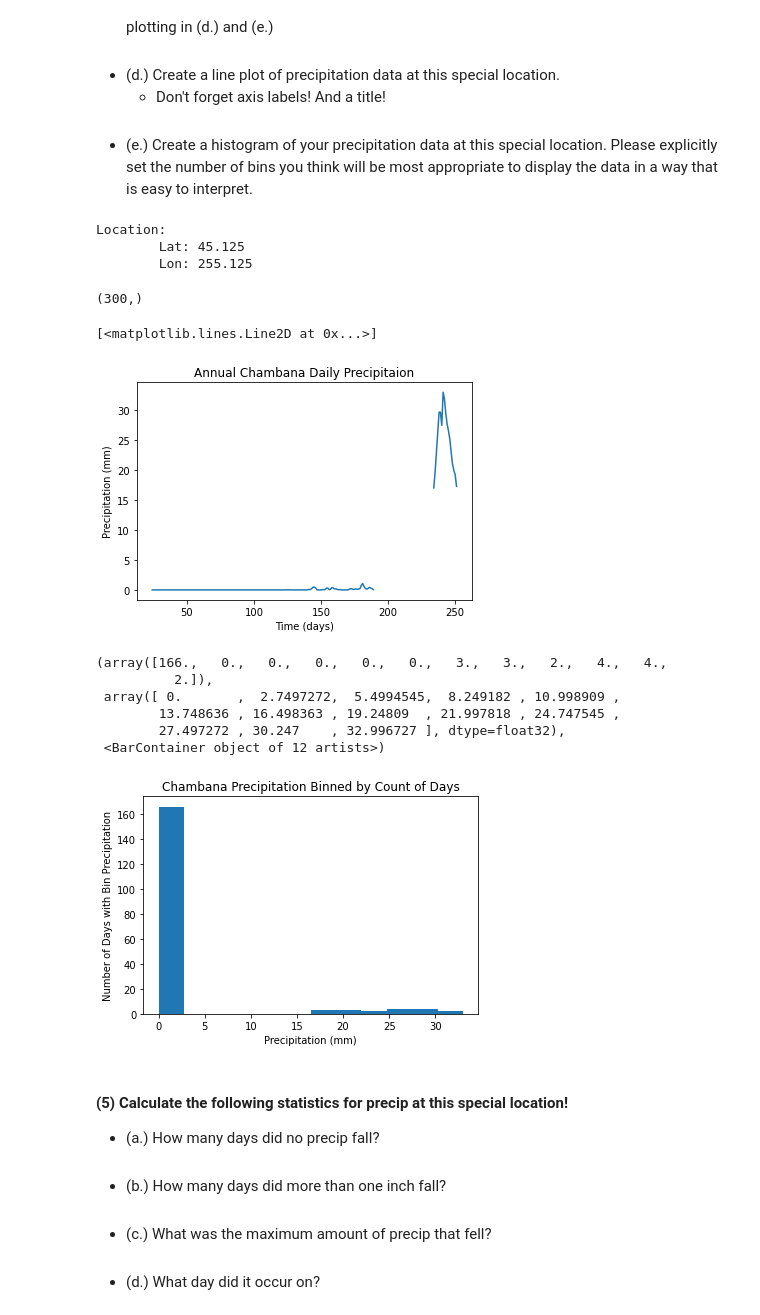
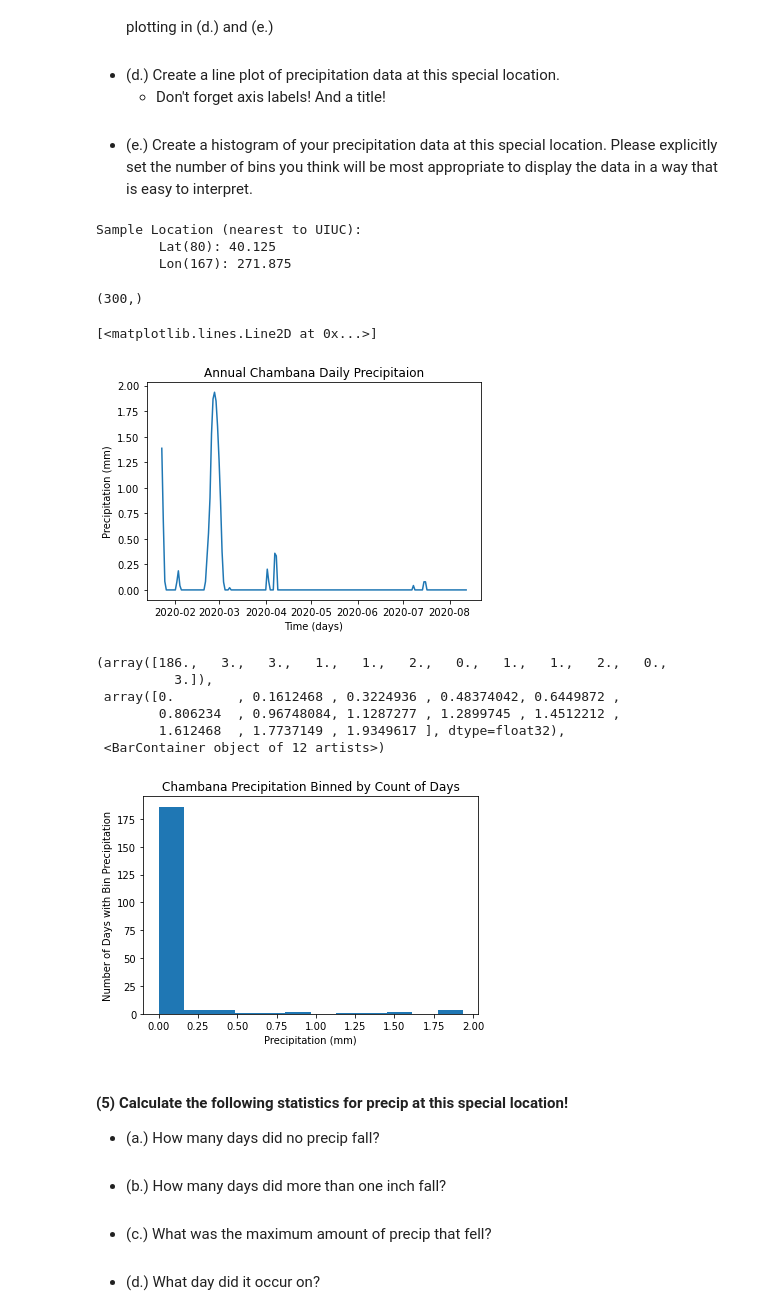
Before and after one commit to bjwhite-fnal/jupyter-notes-docker, a Jupyter notebook: uiuc_jupyter/uiuc_notebooks/Assignment4_Students.ipynb, the cells around one changed output. Saved outputs shown, nothing was run; the diff lists cells and outputs as text; code cells hidden in the pictures.

```diff
--- a/uiuc_jupyter/uiuc_notebooks/Assignment4_Students.ipynb
+++ b/uiuc_jupyter/uiuc_notebooks/Assignment4_Students.ipynb
@@ -148,15 +126,21 @@ Doing this in a for loop would be terribly slow, as the loop would then be execu
+# %%
+# UIUC Campus: 40.1020° N, 271.7728E
+lat_values_no_nan = lat[np.logical_not(np.isnan(lat))] # Filter nan
+diff = np.absolute(lat_values_no_nan-40.1020)
+uiuc_lat_idx = diff.argmin()
+
+lon_values_no_nan = lon[np.logical_not(np.isnan(lon))] # Filter nan
+diff = np.absolute(lon_values_no_nan-271.7728)
+uiuc_lon_idx = diff.argmin()
 # %%
 # B
-mod = 100
-uiuc_lat = lat[mod]
-uiuc_lon = lon[mod]
-uiuc_lat_idx = mod
-uiuc_lon_idx = mod
-array_location = (uiuc_lat_idx, uiuc_lon_idx)
-print(f'Location:\n\tLat: {uiuc_lat}\n\tLon: {uiuc_lon}')
+uiuc_lat = lat[uiuc_lat_idx]
+uiuc_lon = lon[uiuc_lon_idx]
+geopoint_array_location = (uiuc_lon_idx, uiuc_lat_idx)
+print(f'Sample Location (nearest to UIUC):\n\tLat({uiuc_lat_idx}): {uiuc_lat}\n\tLon({uiuc_lon_idx}): {uiuc_lon}')
 # %% [output]
-Location:
-        Lat: 45.125
-        Lon: 255.125
+Sample Location (nearest to UIUC):
+        Lat(80): 40.125
+        Lon(167): 271.875
 # %%
 # C
@@ -166,26 +150,26 @@ print(np.shape(precip[array_location]))
 # %%
 # D
 plt.xlabel('Time (days)')
 plt.ylabel('Precipitation (mm)')
 plt.title('Annual Chambana Daily Precipitaion')
-plt.plot(np.arange(300), precip[array_location])
+plt.plot(times2[0:precip[geopoint_array_location].size], precip[geopoint_array_location])
 # %% [output]
 [<matplotlib.lines.Line2D at 0x...>]
-[figure, old version]
+[figure, new version]
 # %%
 # E
 plt.xlabel('Precipitation (mm)')
 plt.ylabel('Number of Days with Bin Precipitation')
 plt.title('Chambana Precipitation Binned by Count of Days')
-plt.hist(precip[array_location] , bins=12)
+plt.hist(precip[geopoint_array_location] , bins=12)
 # %% [output]
-(array([166.,   0.,   0.,   0.,   0.,   0.,   3.,   3.,   2.,   4.,   4.,
-          2.]),
- array([ 0.       ,  2.7497272,  5.4994545,  8.249182 , 10.998909 ,
-        13.748636 , 16.498363 , 19.24809  , 21.997818 , 24.747545 ,
-        27.497272 , 30.247    , 32.996727 ], dtype=float32),
+(array([186.,   3.,   3.,   1.,   1.,   2.,   0.,   1.,   1.,   2.,   0.,
+          3.]),
+ array([0.        , 0.1612468 , 0.3224936 , 0.48374042, 0.6449872 ,
+        0.806234  , 0.96748084, 1.1287277 , 1.2899745 , 1.4512212 ,
+        1.612468  , 1.7737149 , 1.9349617 ], dtype=float32),
  <BarContainer object of 12 artists>)
-[figure, old version]
+[figure, new version]
 # %% [markdown]
 #### (5)  Calculate the following statistics for precip at this special location!
   - (a.) How many days did no precip fall?
```
Also changed, not shown: parts of 7 cells of this notebook.
